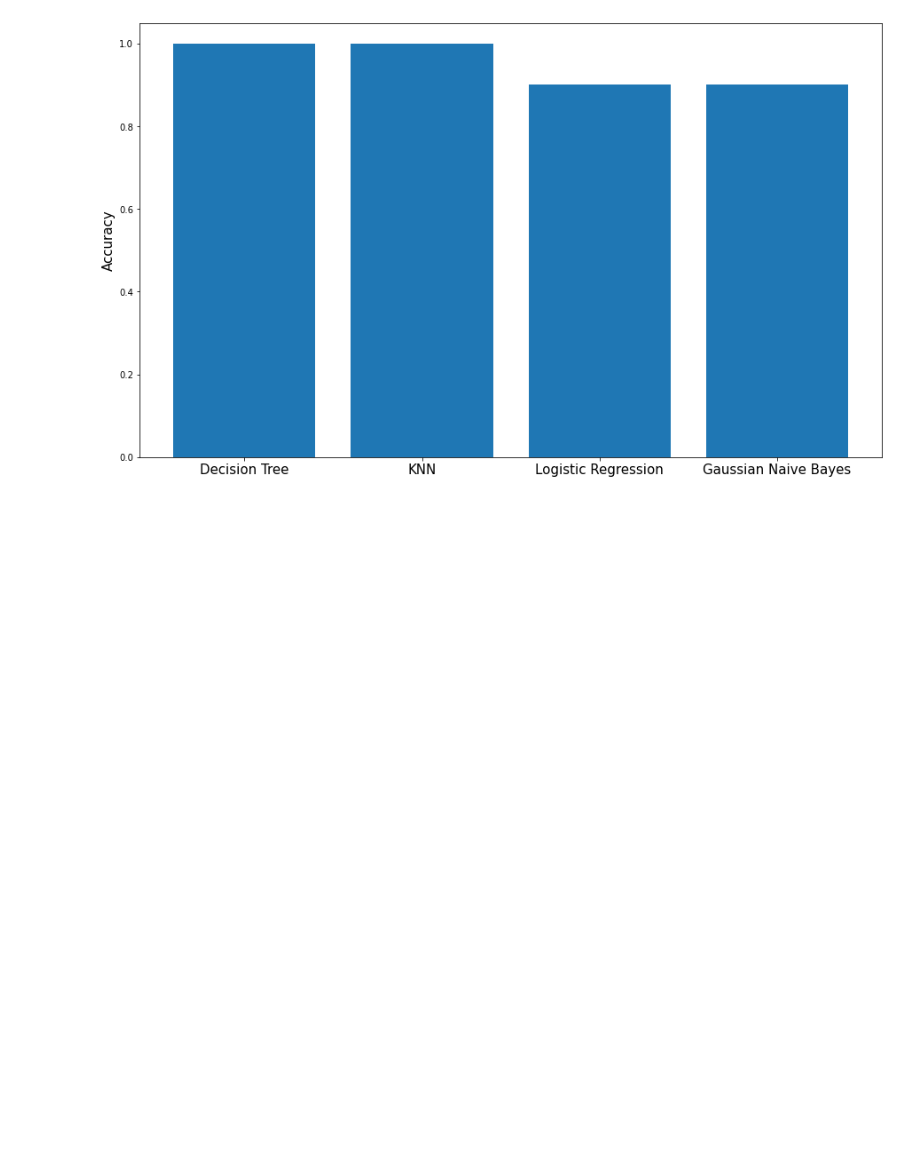
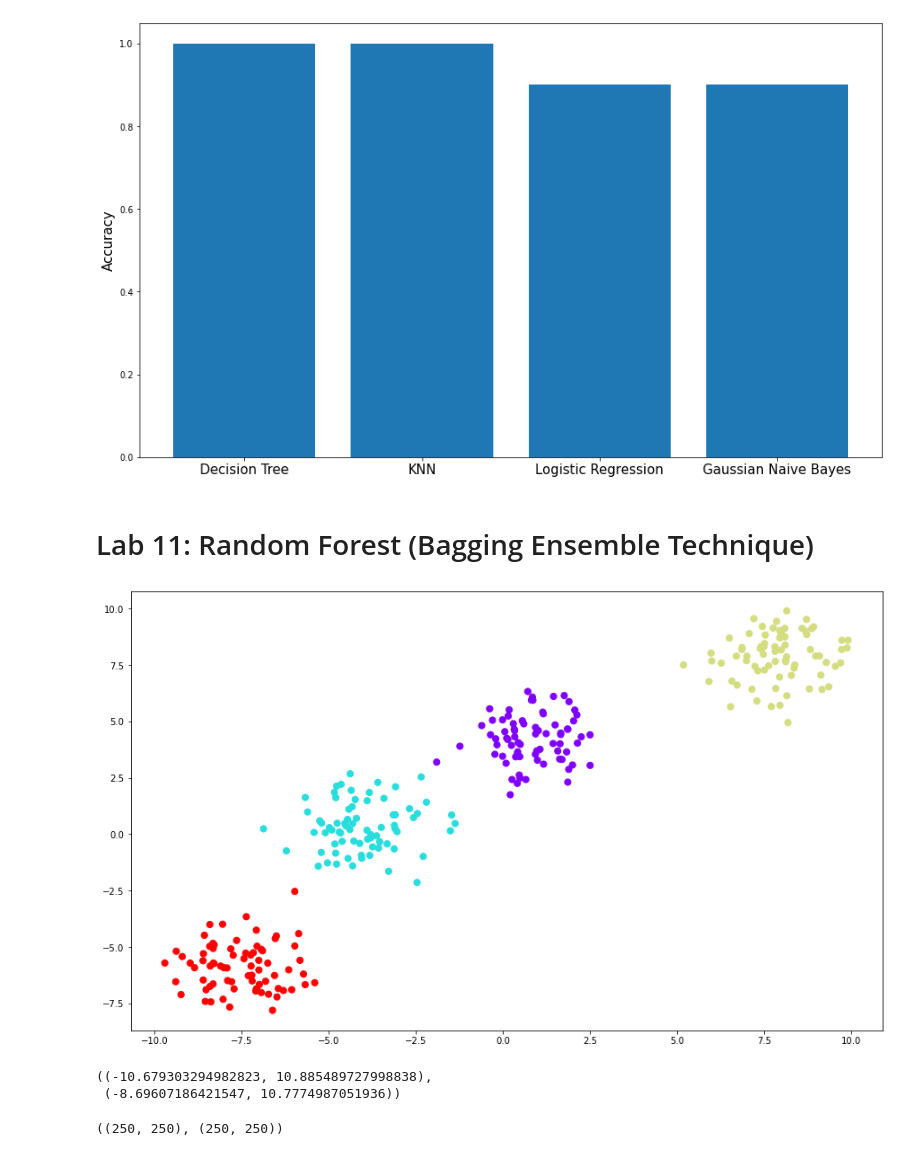
Before and after one commit to HarshitDawar55/JECRC-Training, a Jupyter notebook: JECRC LABS.ipynb, the cells around one changed output. Saved outputs shown, nothing was run; the diff lists cells and outputs as text; code cells hidden in the pictures; blank space fills up the shorter version.

```diff
--- a/JECRC LABS.ipynb
+++ b/JECRC LABS.ipynb
@@ -1597,3 +1597,5 @@ plt.ylabel("Accuracy", size = 15)
 plt.show()
 # %% [output]
 [figure]
+# %% [markdown]
+# Lab 11: Random Forest (Bagging Ensemble Technique)
@@ -1599,0 +1611,14 @@ plt.show()
+# %%
+x, y = make_blobs(n_samples = 300, centers = 4, cluster_std = 1.0, random_state = 3)
+# %%
+fig, ax = plt.subplots(nrows = 1, ncols = 1, figsize = (15, 9))
+ax.scatter(x[:, 0], x[:, 1], c = y, cmap = "rainbow", s = 50)
+# a, b = ax.get_xlim(), ax.get_ylim()
+plt.show()
+# %% [output]
+[figure, added]
+# %%
+a, b
+# %% [output]
+((-10.679303294982823, 10.885489727998838),
+ (-8.69607186421547, 10.7774987051936))
@@ -1599,0 +1627,4 @@ plt.show()
+# %%
+xx.shape, yy.shape
+# %% [output]
+((250, 250), (250, 250))
```
Also changed, not shown: parts of 24 cells of this notebook.
